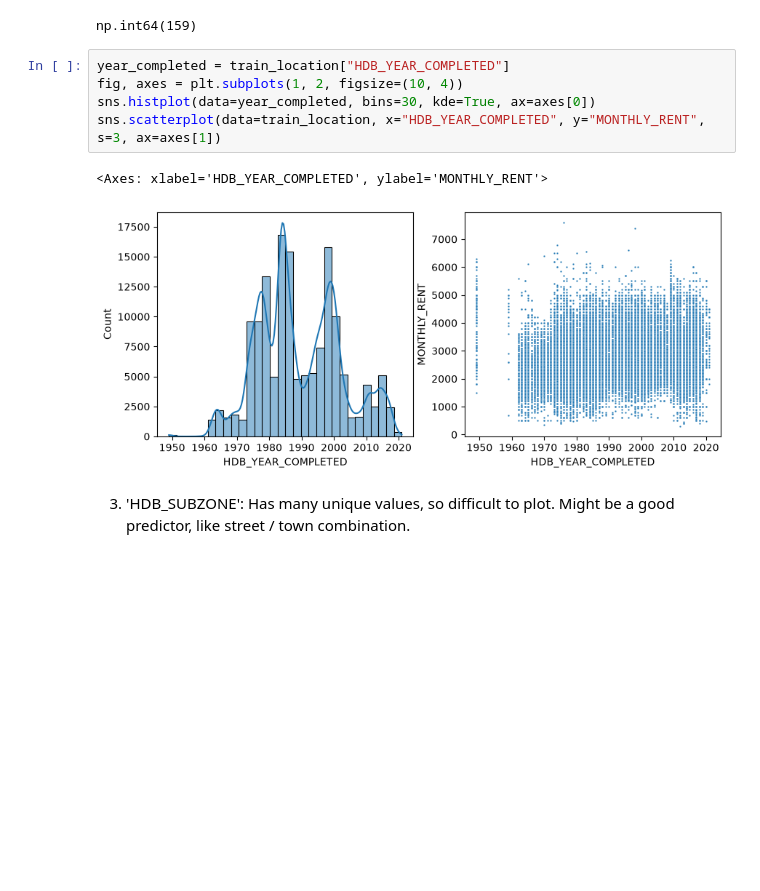
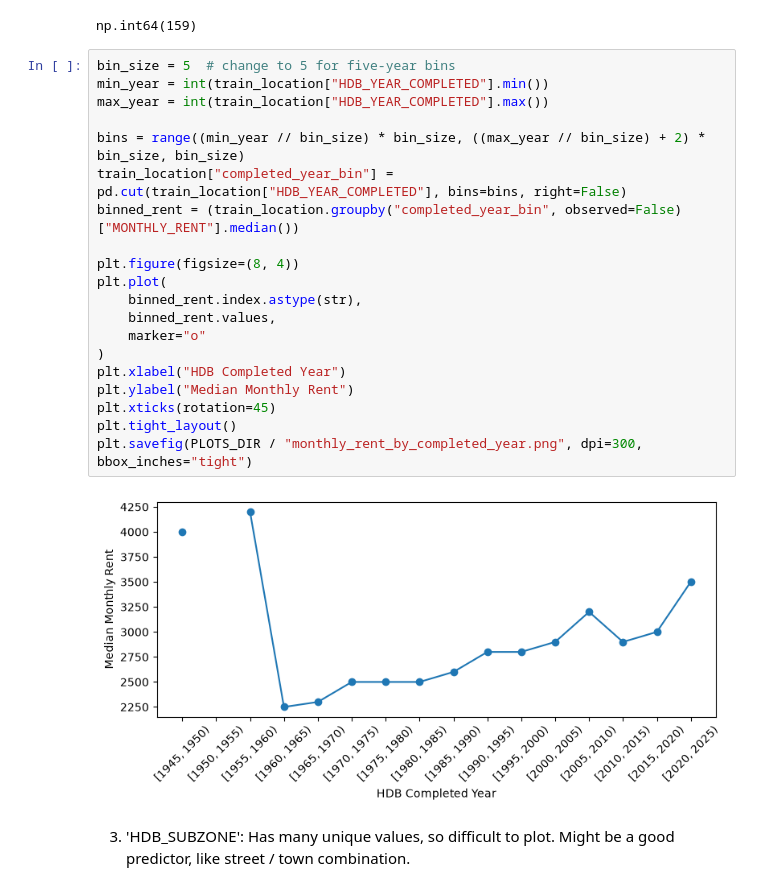
Before and after one commit to MuktaWagle/cs5228_team26, a Jupyter notebook: Add_location_features.ipynb, the cells around one changed output. Saved outputs shown, nothing was run; the diff lists cells and outputs as text; blank space fills up the shorter version.

```diff
--- a/Add_location_features.ipynb
+++ b/Add_location_features.ipynb
@@ -352,14 +385,28 @@ plt.axis("equal"); plt.show()
 train_location["HDB_YEAR_COMPLETED"].isna().sum()
 # %% [output]
 np.int64(159)
-# %%
-year_completed = train_location["HDB_YEAR_COMPLETED"]
-fig, axes = plt.subplots(1, 2, figsize=(10, 4))
-sns.histplot(data=year_completed, bins=30, kde=True, ax=axes[0])
-sns.scatterplot(data=train_location, x="HDB_YEAR_COMPLETED", y="MONTHLY_RENT", s=3, ax=axes[1])
-# %% [output]
-<Axes: xlabel='HDB_YEAR_COMPLETED', ylabel='MONTHLY_RENT'>
-[figure, removed]
+# %%
+bin_size = 5  # change to 5 for five-year bins
+min_year = int(train_location["HDB_YEAR_COMPLETED"].min())
+max_year = int(train_location["HDB_YEAR_COMPLETED"].max())
+
+bins = range((min_year // bin_size) * bin_size, ((max_year // bin_size) + 2) * bin_size, bin_size)
+train_location["completed_year_bin"] = pd.cut(train_location["HDB_YEAR_COMPLETED"], bins=bins, right=False)
+binned_rent = (train_location.groupby("completed_year_bin", observed=False)["MONTHLY_RENT"].median())
+
+plt.figure(figsize=(8, 4))
+plt.plot(
+    binned_rent.index.astype(str),
+    binned_rent.values,
+    marker="o"
+)
+plt.xlabel("HDB Completed Year")
+plt.ylabel("Median Monthly Rent")
+plt.xticks(rotation=45)
+plt.tight_layout()
+plt.savefig(PLOTS_DIR / "monthly_rent_by_completed_year.png", dpi=300, bbox_inches="tight")
+# %% [output]
+[figure, added]
 # %% [markdown]
 3. 'HDB_SUBZONE': Has many unique values, so difficult to plot. Might be a good predictor, like street / town combination.
 # %% [markdown]
```
Also changed, not shown: parts of 21 cells of this notebook, 11 other files.
